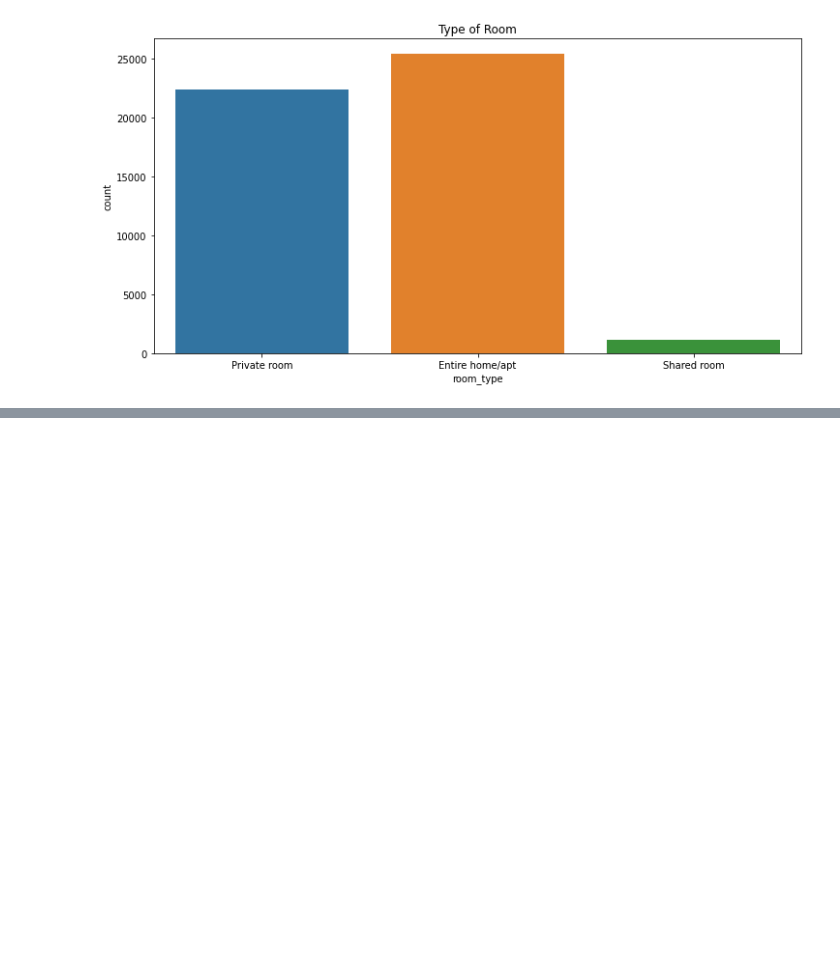
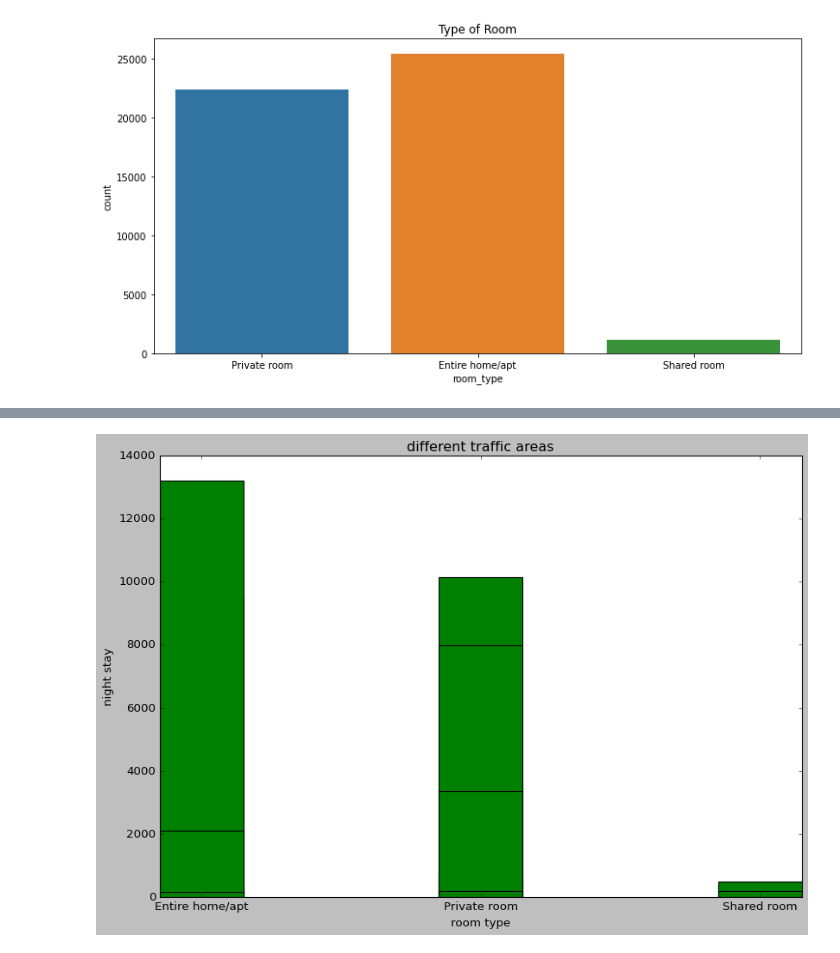
Before and after one commit to Yashwati-patel/Airbnb_booking_analysis, a Jupyter notebook: Final_notebook_Airbnb_booking_analysis.ipynb, the cells around one changed output, grey strips where cells are left out. Saved outputs shown, nothing was run; the diff lists cells and outputs as text; code cells hidden in the pictures; blank space fills up the shorter version.

```diff
--- a/Final_notebook_Airbnb_booking_analysis.ipynb
+++ b/Final_notebook_Airbnb_booking_analysis.ipynb
@@ -330,0 +345,5 @@ plt.show()
+# %%
+# checking traffic in different areas
+different_areas = data.groupby(['neighbourhood_group','room_type'])['minimum_nights'].count().reset_index()
+different_areas.sort_values(by='minimum_nights', ascending=False)
+different_areas
@@ -330,0 +367,15 @@ plt.show()
+# %%
+# showing data through graph
+room = different_areas['room_type']
+nights_stay = different_areas['minimum_nights']
+fig= plt.figure(figsize = (12,8))
+
+#creating the bar graph
+plt.bar(room,nights_stay, color='green', width=.3)
+
+plt.xlabel('room type')
+plt.ylabel('night stay')
+plt.title('different traffic areas')
+plt.show()
+# %% [output]
+[figure, added]
```
Also changed, not shown: parts of 4 cells of this notebook.
